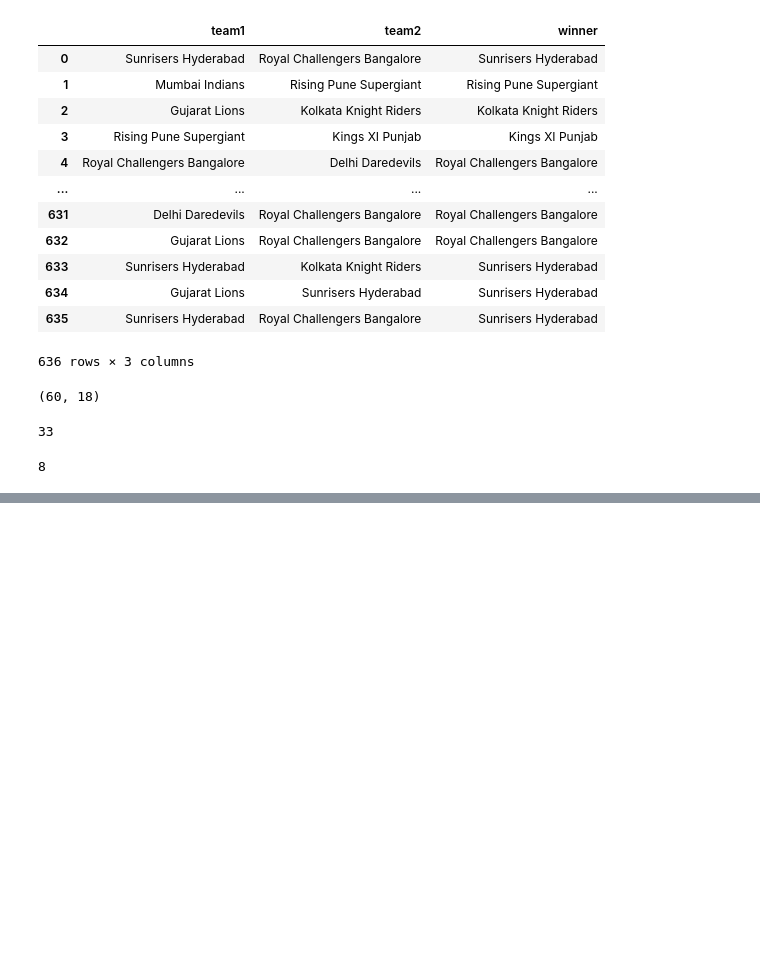
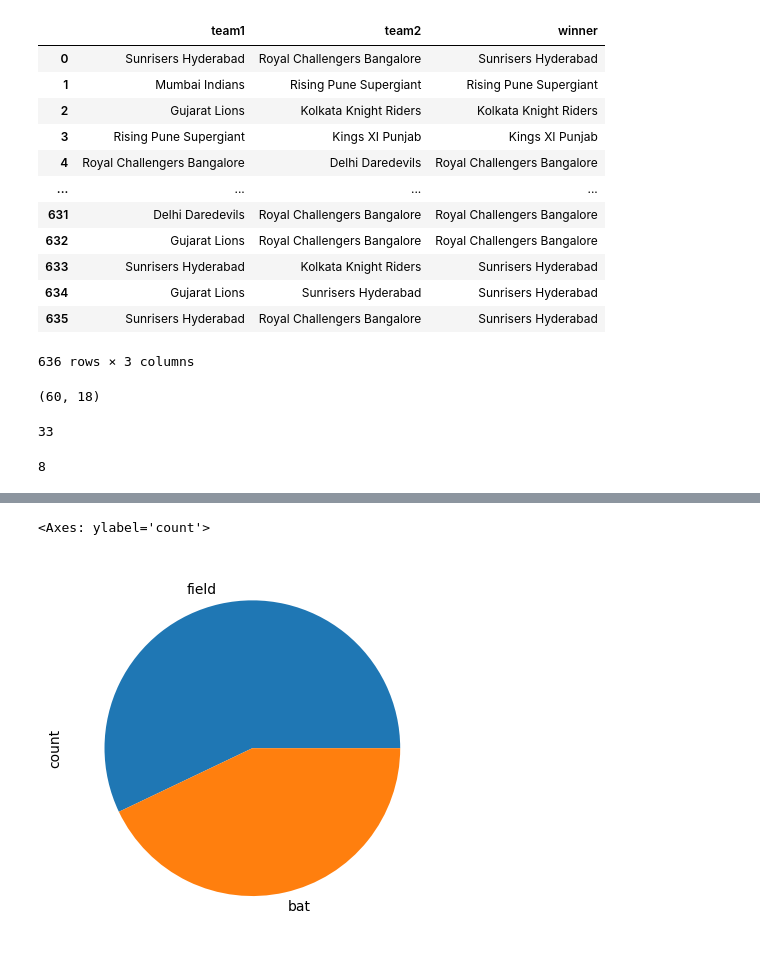
Before and after one commit to gauravnetes/ml-libraries, a Jupyter notebook: pandas/ipl-analysis.ipynb, the cells around one changed output, grey strips where cells are left out. Drawn from its saved outputs; the diff is of its cells as text; code cells hidden in the pictures; blank space fills up the shorter version.

```diff
--- a/pandas/ipl-analysis.ipynb
+++ b/pandas/ipl-analysis.ipynb
@@ -196,0 +262,5 @@ get_city_match_count_after_date("Mumbai", "2017-01-01")
+# %%
+data['toss_decision'].value_counts().plot(kind='pie')
+# %% [output]
+<Axes: ylabel='count'>
+[figure, added]
```
Also changed, not shown: parts of 17 cells of this notebook, 2 other files.
